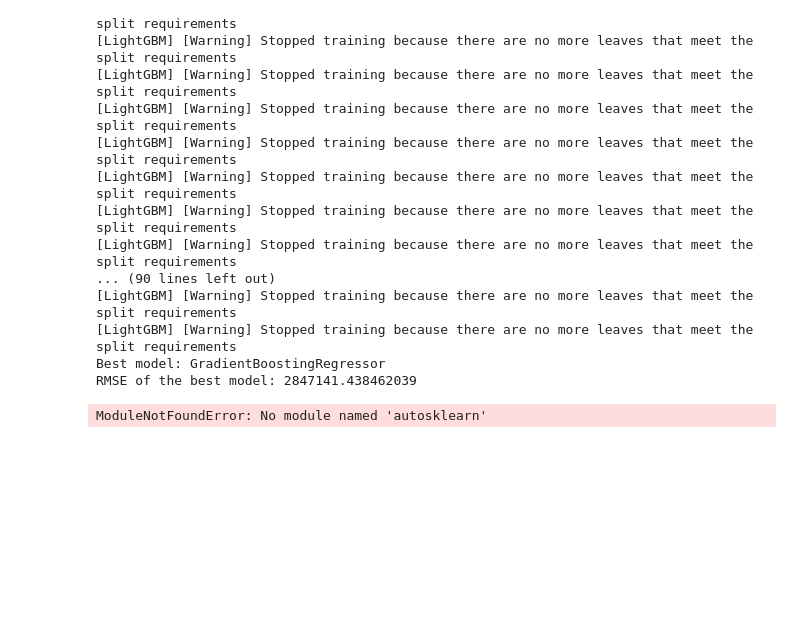
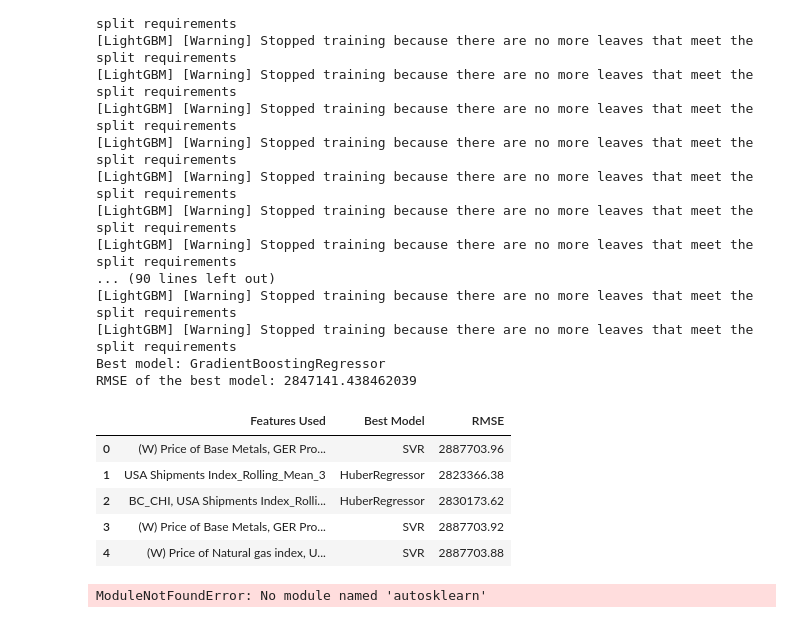
Before and after one commit to MGN19/Siemens-forecast, a Jupyter notebook: 02_FS_&_Modeling.ipynb, the cells around one changed output. Drawn from its saved outputs; the diff is of its cells as text; code cells hidden in the pictures; blank space fills up the shorter version.

```diff
--- a/02_FS_&_Modeling.ipynb
+++ b/02_FS_&_Modeling.ipynb
@@ -230,6 +379,16 @@ best_model_name, best_score = lazy_regressor(X_train_1_scaled, y_train_1,
 [LightGBM] [Warning] Stopped training because there are no more leaves that meet the split requirements
 Best model: GradientBoostingRegressor
 RMSE of the best model: 2847141.438462039
+# %%
+file = pd.read_csv('./lazy_regressor_results.csv')
+file
+# %% [output]
+|  | Features Used | Best Model | RMSE |
+| 0 | (W) Price of Base Metals, GER Pro... | SVR | 2887703.96 |
+| 1 | USA Shipments Index_Rolling_Mean_3 | HuberRegressor | 2823366.38 |
+| 2 | BC_CHI, USA Shipments Index_Rolli... | HuberRegressor | 2830173.62 |
+| 3 | (W) Price of Base Metals, GER Pro... | SVR | 2887703.92 |
+| 4 | (W) Price of Natural gas index, U... | SVR | 2887703.88 |
 # %%
 from autosklearn.experimental.askl2 import ForecasterAutoregMultiSeries
 from sklearn.metrics import mean_squared_error
```
Also changed, not shown: parts of 6 cells of this notebook, 1 other file.
